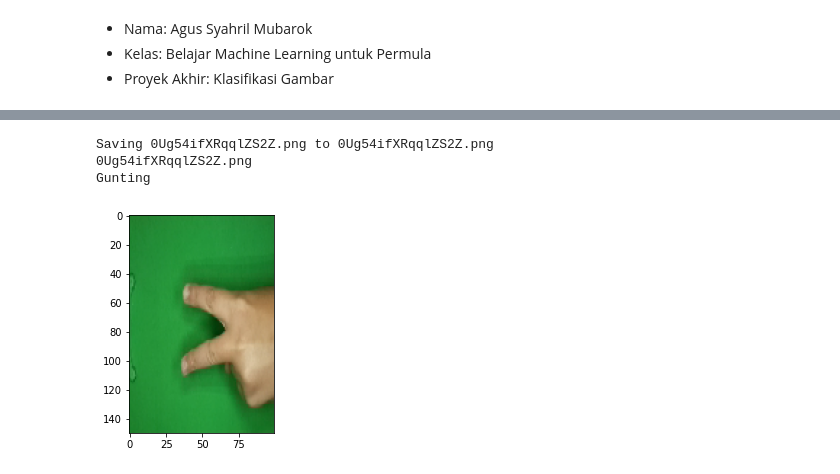
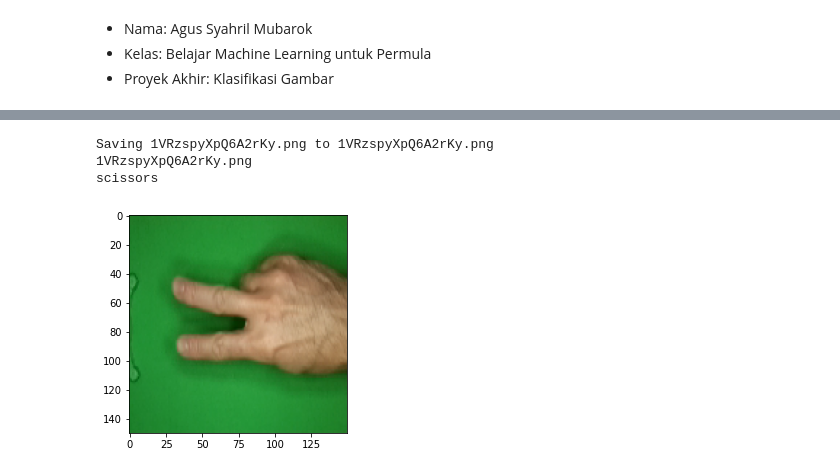
Before and after one commit to superosystem/rockpaperscissors_image_classification_, a Jupyter notebook: submission_agussm_dicoding.ipynb, the cells around one changed output, grey strips where cells are left out. Drawn from its saved outputs; the diff is of its cells as text; code cells hidden in the pictures.

```diff
--- a/submission_agussm_dicoding.ipynb
+++ b/submission_agussm_dicoding.ipynb
@@ -76,14 +165,0 @@ model = tf.keras.models.Sequential([
-# %%
-# compile model dengan 'adam' optimizer loss function 'sparse_categorical_crossentropy'
-model.compile(loss='sparse_categorical_crossentropy',
-              optimizer=tf.optimizers.Adam(),
-              metrics=['accuracy'])
-# %%
-# latih model dengan model.fit
-model.fit(
-      train_generator,
-      steps_per_epoch=25,  # berapa batch yang akan dieksekusi pada setiap epoch
-      epochs=30, # tambahkan eposchs jika akurasi model belum optimal
-      validation_data=validation_generator, # menampilkan akurasi pengujian data validasi
-      validation_steps=5,  # berapa batch yang akan dieksekusi pada setiap epoch
-      verbose=2)
@@ -108,0 +166,10 @@ Epoch 30/30
+# %%
+history = model.fit(
+    train_generator,
+    steps_per_epoch = 41, # 1312 images = batch_size * steps
+    epochs = 20,
+    validation_data = validation_generator,
+    validation_steps = 27, # 876 images = batch_size * steps
+    verbose =2,
+      callbacks=[callbacks]
+)
@@ -109,35 +217,37 @@ Epoch 30/30
 # %%
+#main driver
 import numpy as np
 from google.colab import files
 from keras.preprocessing import image
+import matplotlib.pyplot as plt
+import matplotlib.image as mpimg
 import matplotlib.pyplot as plt
 import matplotlib.image as mpimg
 %matplotlib inline
 
 uploaded = files.upload()
 
 for fn in uploaded.keys():
 
-  # predicting images
   path = fn
-  img = image.load_img(path, target_size=(150,100))
+  img = image.load_img(path, target_size =(150,150))
   imgplot = plt.imshow(img)
   x = image.img_to_array(img)
   x = np.expand_dims(x, axis=0)
 
   images = np.vstack([x])
   classes = model.predict(images, batch_size=10)
 
   print(fn)
-  if (classes[0][0] == 1) :
-    print("Kertas")
-  elif (classes[0][1] == 1) :
-    print("Batu")
-  elif (classes[0][2] == 1) :
-    print("Gunting")
+  if classes[0,0]!=0:
+    print('paper')
+  elif classes[0,1]!=0:
+    print('rock')
+  else:
+    print('scissors')
 # %% [output]
 [interactive output not drawn]
-Saving 0Ug54ifXRqqlZS2Z.png to 0Ug54ifXRqqlZS2Z.png
-0Ug54ifXRqqlZS2Z.png
-Gunting
+Saving 1VRzspyXpQ6A2rKy.png to 1VRzspyXpQ6A2rKy.png
+1VRzspyXpQ6A2rKy.png
+scissors
-[figure, old version]
+[figure, new version]
```
Also changed, not shown: parts of 28 cells of this notebook.
